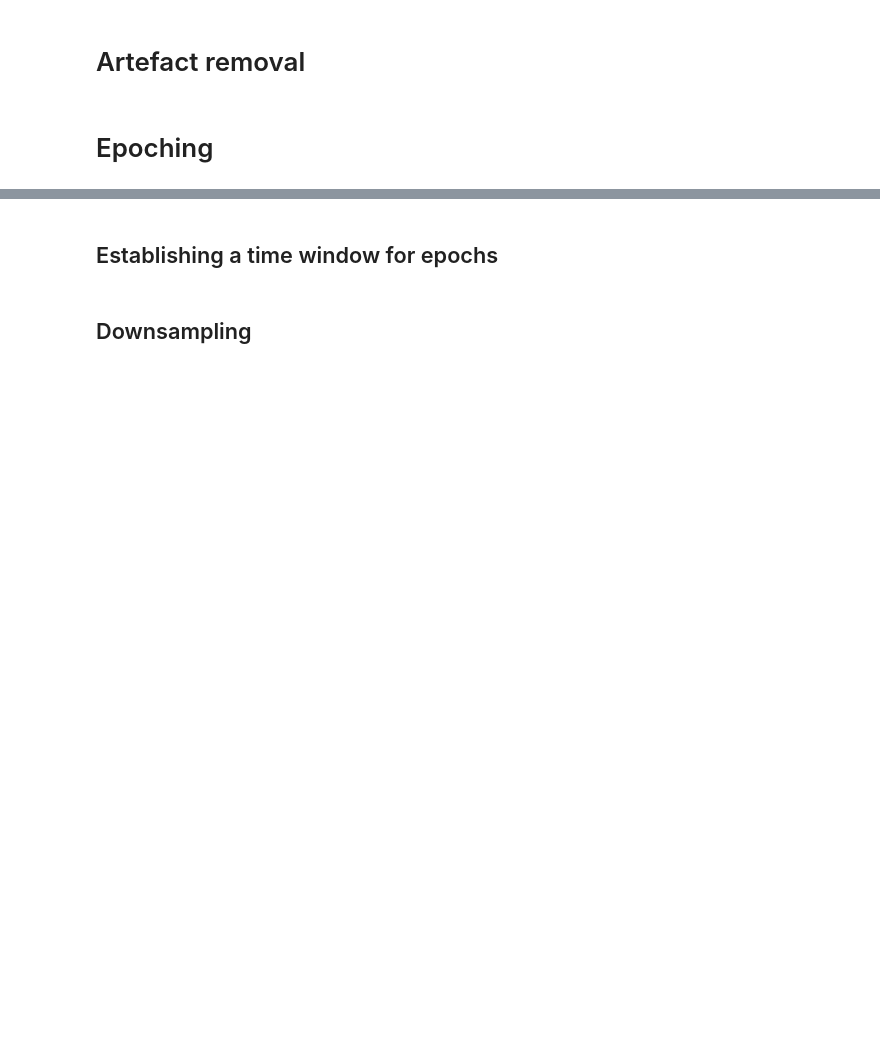
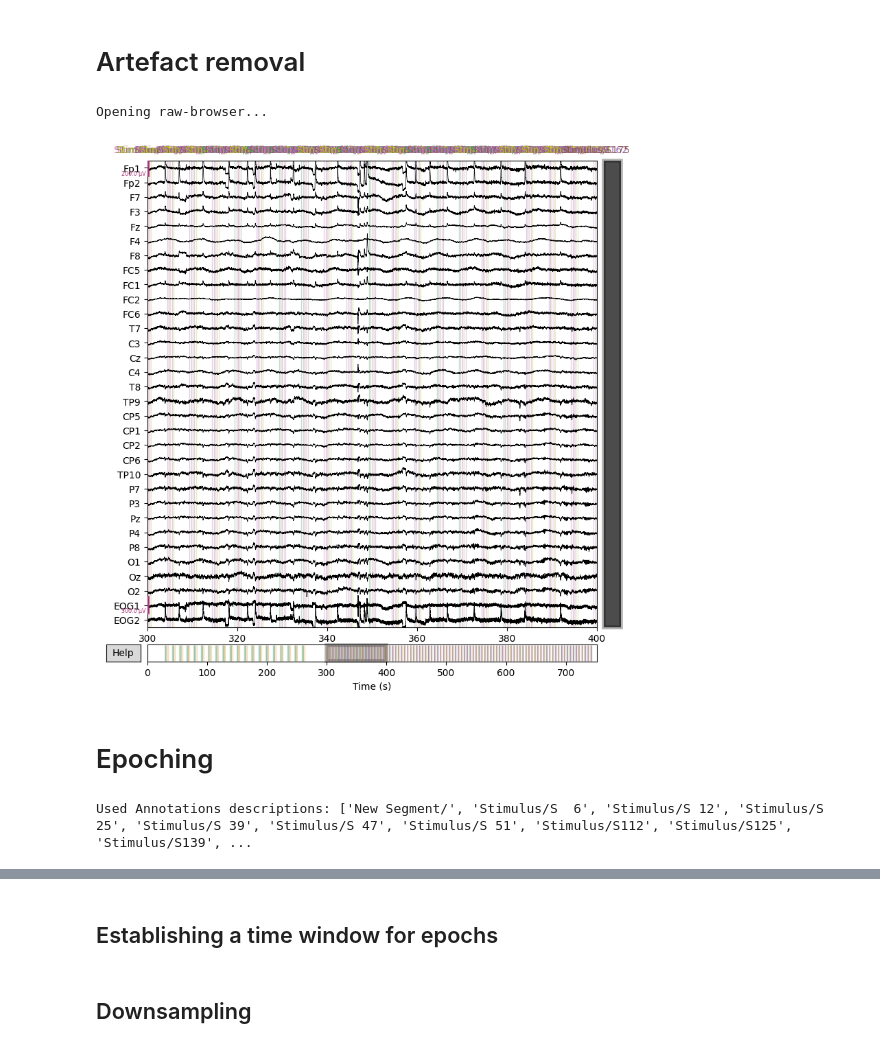
Before and after one commit to jorgenhw/studybuddies_neuroScience, a Jupyter notebook: own_experiment/NewAnalysis.ipynb, the cells around one changed output, grey strips where cells are left out. Cells and saved outputs as stored; diff of their text form; code cells hidden in the pictures; blank space fills up the shorter version.

```diff
--- a/own_experiment/NewAnalysis.ipynb
+++ b/own_experiment/NewAnalysis.ipynb
@@ -13,3 +14,5 @@ import mne
 # Load data
 # %%
 raw = mne.io.read_raw_brainvision("Group3_own.vhdr", eog=('EOG1', 'EOG2'), misc='auto', scale=1.0, preload=False, verbose=None)
+
+raw.load_data()
@@ -15,0 +37,4 @@ raw = mne.io.read_raw_brainvision("Group3_own.vhdr", eog=('EOG1', 'EOG2'), misc=
+# %%
+montage = mne.channels.make_standard_montage('standard_1020')
+
+raw.set_montage(montage, verbose=False) #raw
@@ -31,18 +88,21 @@ mne.viz.plot_raw(raw, n_channels = 32, scalings = dict(eeg = 1e-4), start = 300,
 # %%
 # rejecting everything over or under a threshold of 150 microvolts
 # anything above or belove this threshold is likely not brain activity but artefacts
 reject = dict(eeg=150e-6)
 
 # plotting the data for inspection
 #raw.plot(n_channels = 30, );
 
 mne.viz.plot_raw(raw, n_channels = 32, scalings = dict(eeg = 1e-4), start = 300, duration = 100);
-
-mne.viz.plot_raw(raw_real, n_channels = 32, scalings = dict(eeg = 1e-4), start = 300, duration = 100);
+# %% [output]
+Opening raw-browser...
+[figure, added]
 # %% [markdown]
 # Epoching
 # %%
-triggers, triggers_list = mne.events_from_annotations(raw_real)
+triggers, triggers_list = mne.events_from_annotations(raw)
+# %% [output]
+Used Annotations descriptions: ['New Segment/', 'Stimulus/S  6', 'Stimulus/S 12', 'Stimulus/S 25', 'Stimulus/S 39', 'Stimulus/S 47', 'Stimulus/S 51', 'Stimulus/S112', 'Stimulus/S125', 'Stimulus/S139', ...
 # %%
 # read in trig_list - triggers from logfile
 trig_list = np.genfromtxt('trig_list.csv', delimiter=',')
```
Also changed, not shown: parts of 24 cells of this notebook.
